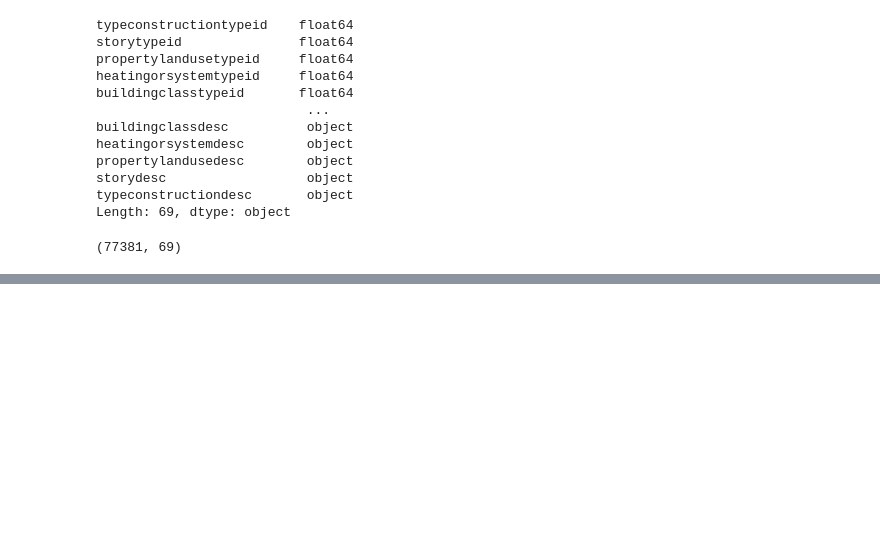
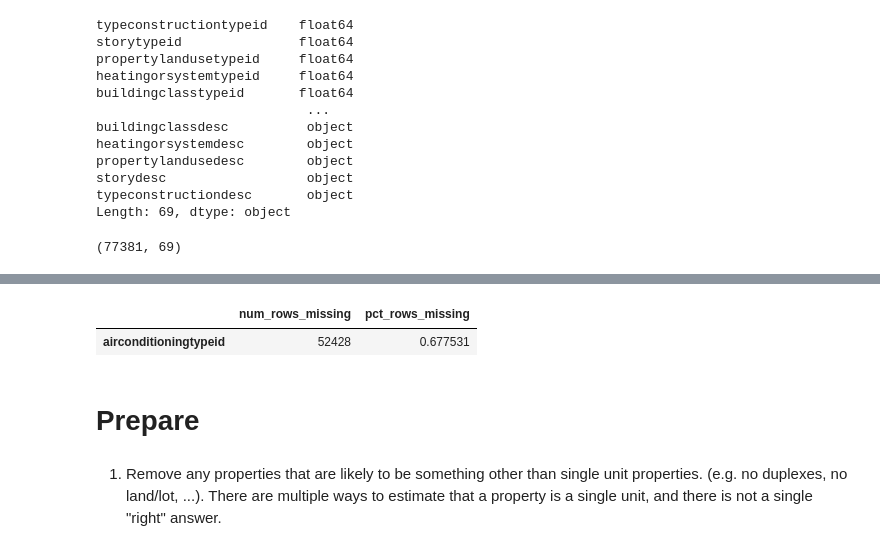
Before and after one commit to wilson-velasco/clustering-exercises, a Jupyter notebook: zillow.ipynb, the cells around one changed output, grey strips where cells are left out. Cells and saved outputs as stored; diff of their text form; code cells hidden in the pictures; blank space fills up the shorter version.

```diff
--- a/zillow.ipynb
+++ b/zillow.ipynb
@@ -146 +318,16 @@ zillow.shape
+# %%
+num_missing = zillow.airconditioningtypeid.isnull().sum()
+pct_rows_missing = num_missing/len(zillow.airconditioningtypeid)
+df_nulls = pd.DataFrame(data={'num_rows_missing': [num_missing],
+                      'pct_rows_missing': [pct_rows_missing]},
+                           index=['airconditioningtypeid'])
+
+df_nulls
+# %% [output]
+|  | num_rows_missing | pct_rows_missing |
+| airconditioningtypeid | 52428 | 0.677531 |
+# %% [markdown]
+# Prepare
+# %% [markdown]
+1) Remove any properties that are likely to be something other than single unit properties. (e.g. no duplexes, no land/lot, ...). There are multiple ways to estimate that a property is a single unit, and there is not a single "right" answer.
 # %%
```
Also changed, not shown: parts of 19 cells of this notebook.
